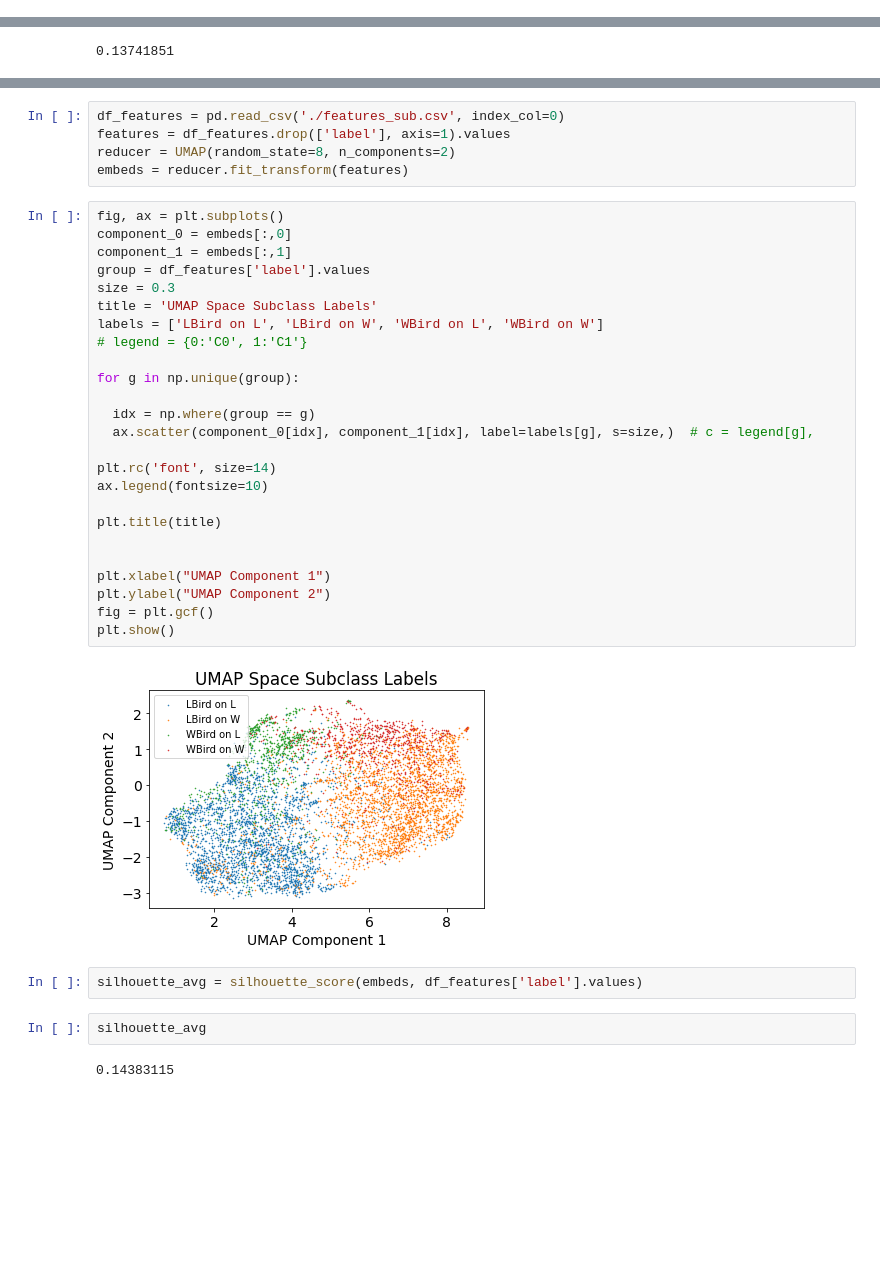
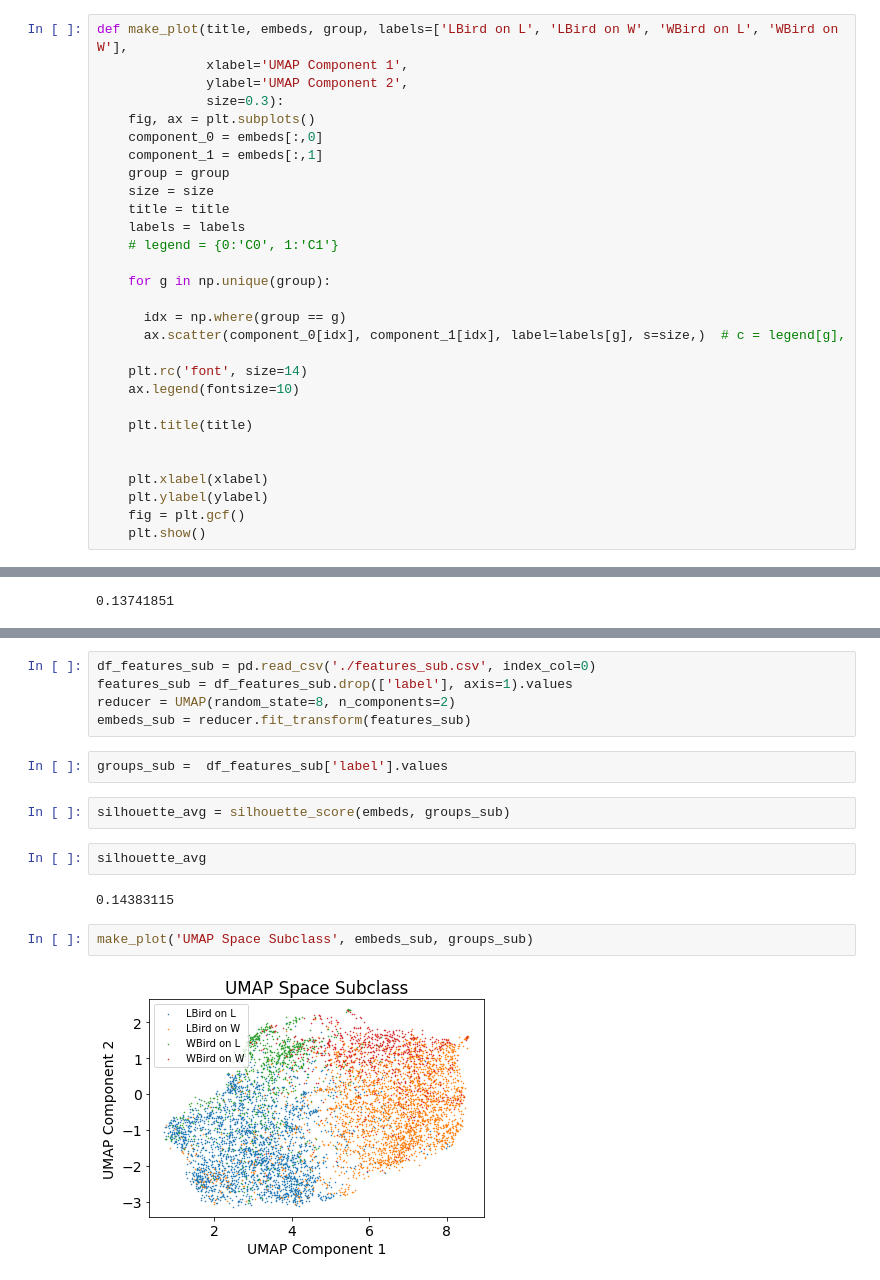
Before and after one commit to MsAsterisk1/ERM_GDRO, a Jupyter notebook: feature_vis.ipynb, the cells around one changed output, grey strips where cells are left out. Saved outputs shown, nothing was run; the diff lists cells and outputs as text; blank space fills up the shorter version.

```diff
--- a/feature_vis.ipynb
+++ b/feature_vis.ipynb
@@ -10,0 +13,29 @@ from sklearn.metrics import silhouette_score
+# %%
+def make_plot(title, embeds, group, labels=['LBird on L', 'LBird on W', 'WBird on L', 'WBird on W'],
+              xlabel='UMAP Component 1',
+              ylabel='UMAP Component 2',
+              size=0.3):
+    fig, ax = plt.subplots()
+    component_0 = embeds[:,0]
+    component_1 = embeds[:,1]
+    group = group
+    size = size
+    title = title
+    labels = labels
+    # legend = {0:'C0', 1:'C1'}
+
+    for g in np.unique(group):
+
+      idx = np.where(group == g)
+      ax.scatter(component_0[idx], component_1[idx], label=labels[g], s=size,)  # c = legend[g],
+
+    plt.rc('font', size=14)
+    ax.legend(fontsize=10)
+
+    plt.title(title)
+
+
+    plt.xlabel(xlabel)
+    plt.ylabel(ylabel)
+    fig = plt.gcf()
+    plt.show()
@@ -61,38 +67,17 @@ plt.show()
 # %%
-df_features = pd.read_csv('./features_sub.csv', index_col=0)
-features = df_features.drop(['label'], axis=1).values
+df_features_sub = pd.read_csv('./features_sub.csv', index_col=0)
+features_sub = df_features_sub.drop(['label'], axis=1).values
 reducer = UMAP(random_state=8, n_components=2)
-embeds = reducer.fit_transform(features)
+embeds_sub = reducer.fit_transform(features_sub)
-# %%
-fig, ax = plt.subplots()
-component_0 = embeds[:,0]
-component_1 = embeds[:,1]
-group = df_features['label'].values
-size = 0.3
-title = 'UMAP Space Subclass Labels'
-labels = ['LBird on L', 'LBird on W', 'WBird on L', 'WBird on W']
-# legend = {0:'C0', 1:'C1'}
-
-for g in np.unique(group):
-
-  idx = np.where(group == g)
-  ax.scatter(component_0[idx], component_1[idx], label=labels[g], s=size,)  # c = legend[g],
-
-plt.rc('font', size=14)
-ax.legend(fontsize=10)
-
-plt.title(title)
-
-
-plt.xlabel("UMAP Component 1")
-plt.ylabel("UMAP Component 2")
-fig = plt.gcf()
-plt.show()
-# %% [output]
-[figure, removed]
+# %%
+groups_sub =  df_features_sub['label'].values
 # %%
-silhouette_avg = silhouette_score(embeds, df_features['label'].values)
+silhouette_avg = silhouette_score(embeds, groups_sub)
 # %%
 silhouette_avg
 # %% [output]
 0.14383115
+# %%
+make_plot('UMAP Space Subclass', embeds_sub, groups_sub)
+# %% [output]
+[figure, added]
```
Also changed, not shown: parts of 23 cells of this notebook, 1 other file.
